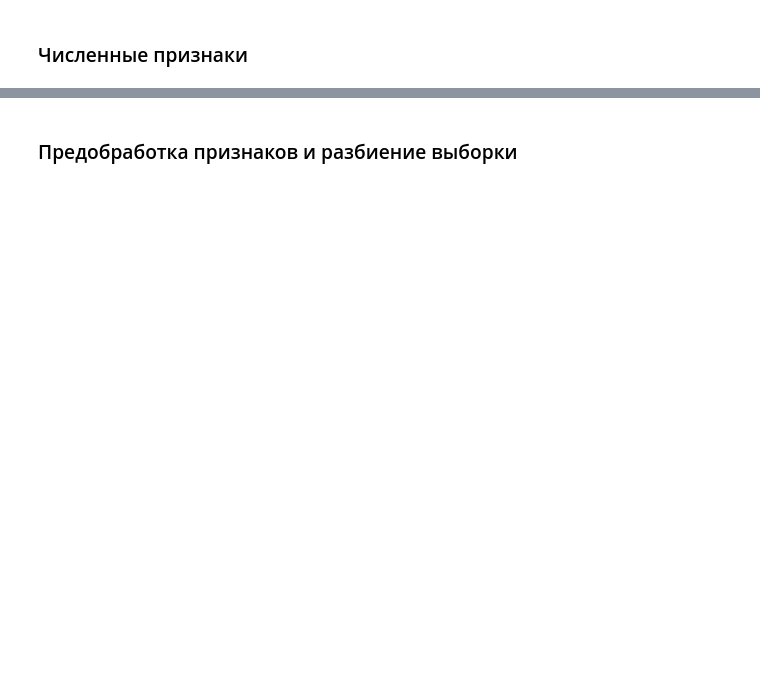
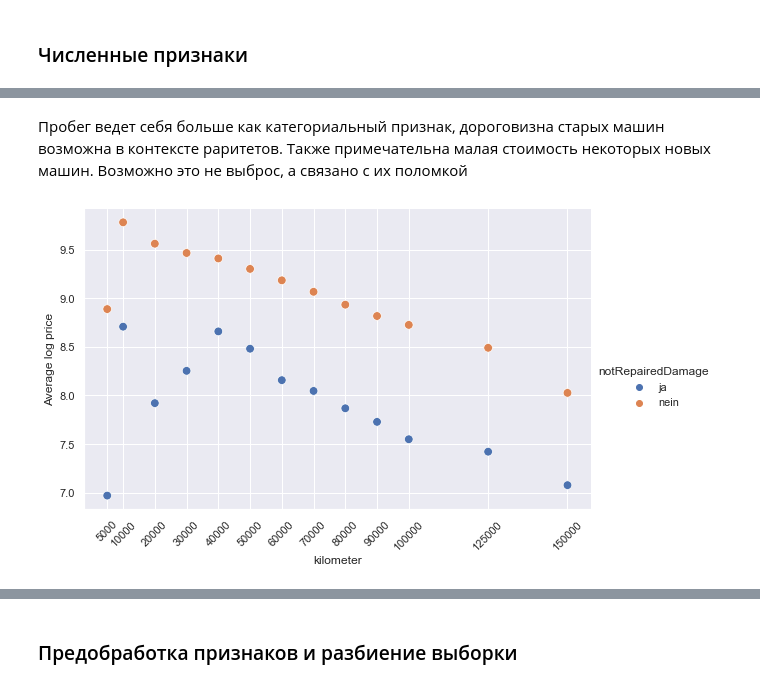
Before and after one commit to MAI-University-Student-Projects/mlcourse-hse, a Jupyter notebook: 2021-fall/homeworks-practice/homework-practice-03-gd/homework-practice-03-gd.ipynb, the cells around one changed output, grey strips where cells are left out. Cells and saved outputs as stored; diff of their text form; code cells hidden in the pictures; blank space fills up the shorter version.

```diff
--- a/2021-fall/homeworks-practice/homework-practice-03-gd/homework-practice-03-gd.ipynb
+++ b/2021-fall/homeworks-practice/homework-practice-03-gd/homework-practice-03-gd.ipynb
@@ -392,0 +410,14 @@ plt.show();
+# %% [markdown]
+Пробег ведет себя больше как категориальный признак, дороговизна старых машин возможна в контексте раритетов. Также примечательна малая стоимость некоторых новых машин. Возможно это не выброс, а связано с их поломкой
+# %%
+df_mileage_price = data.groupby(by=['kilometer', 'notRepairedDamage'])['log_price'].mean()
+sns.relplot(
+    x='kilometer', y=df_mileage_price.values, hue='notRepairedDamage',
+    data=df_mileage_price,
+    height=5, aspect=1.6, s=75
+)
+plt.xticks(df_mileage_price.index.levels[0], rotation=45)
+plt.ylabel("Average log price")
+plt.show();
+# %% [output]
+[figure, added]
```
Also changed, not shown: parts of 50 cells of this notebook, 3 other files.
